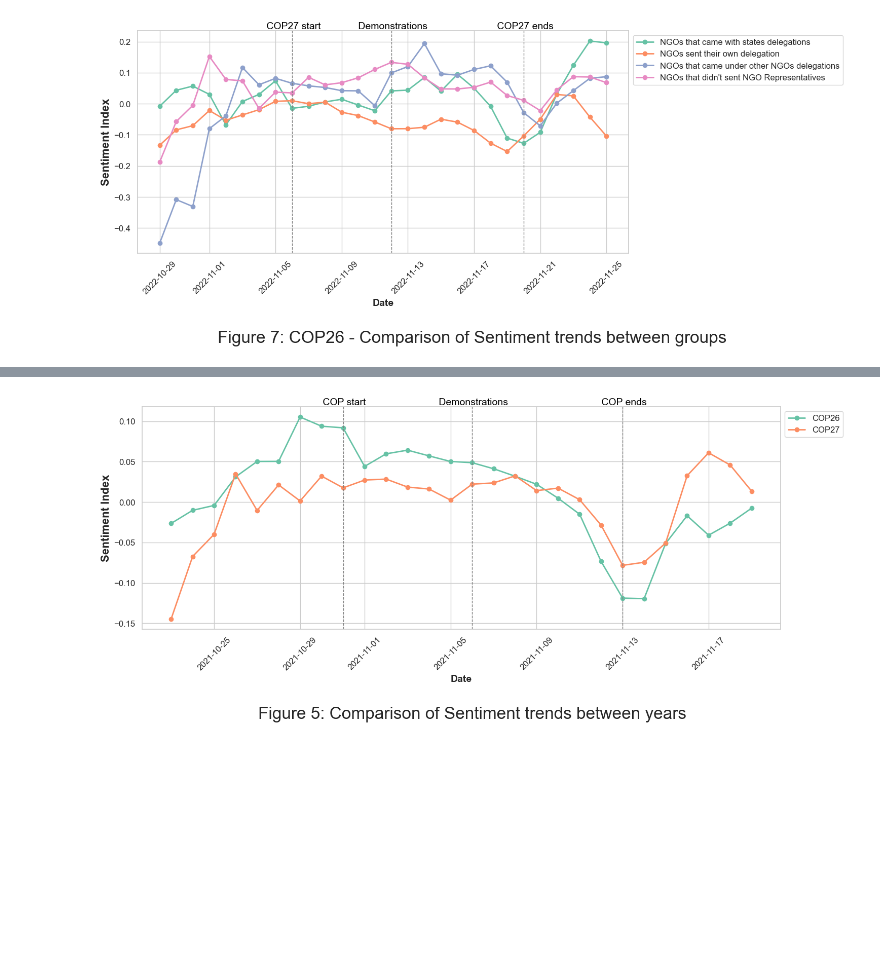
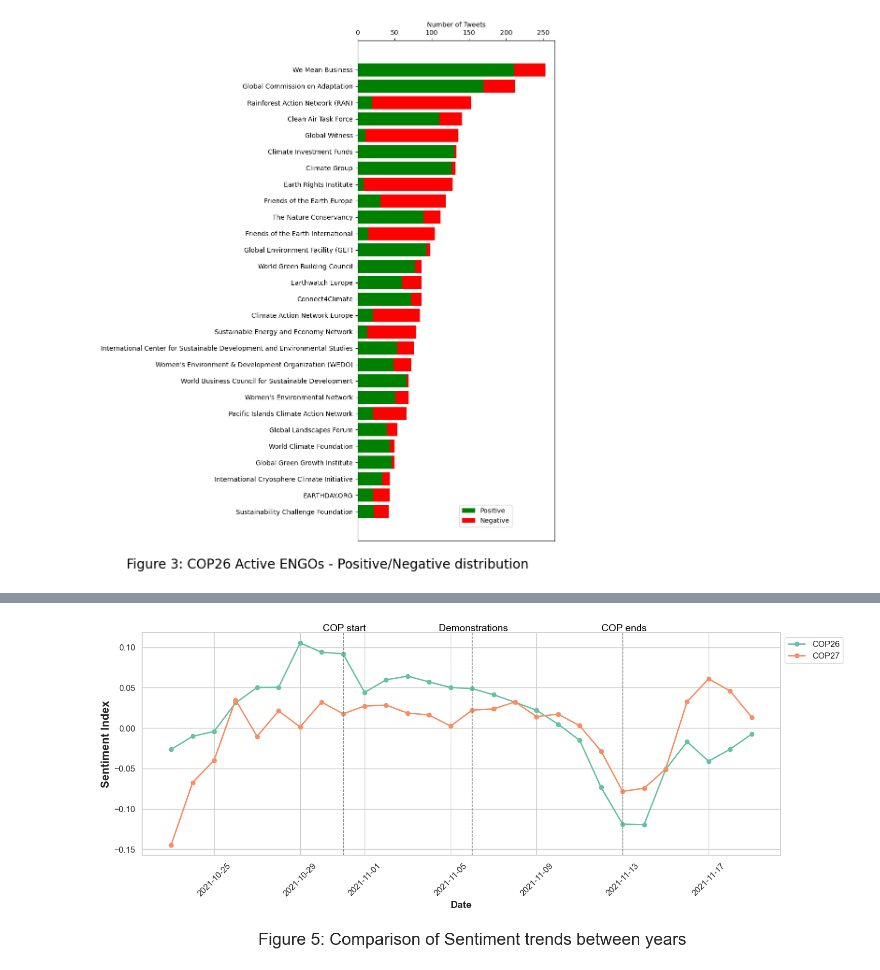
Before and after one commit to tom-baz/ENGO-emotional-framing, a Jupyter notebook: notebooks/tweets_distribution_plots.ipynb, the cells around one changed output, grey strips where cells are left out. Saved outputs shown, nothing was run; the diff lists cells and outputs as text; code cells hidden in the pictures; blank space fills up the shorter version.

```diff
--- a/notebooks/tweets_distribution_plots.ipynb
+++ b/notebooks/tweets_distribution_plots.ipynb
@@ -12,8 +0,0 @@ df_COP27 = pd.read_excel(r"C:\Users\PsyLab-9221\Documents\thesis\ENGO-emotional-
-# %%
-df_COP26_relevance = df_COP26[df_COP26['Relevant'] == 1].copy()
-df_COP27_relevance = df_COP27[df_COP27['Relevant'] == 1].copy()
-# %%
-df_COP26_relevance[['date', 'hour']] = df_COP26_relevance['created_at'].str.split(" ", expand = True)
-df_COP27_relevance[['date', 'hour']] = df_COP27['created_at'].str.split(" ", expand = True)
-df_COP26_relevance['date'] = pd.to_datetime(df_COP26_relevance['date'])
-df_COP27_relevance['date'] = pd.to_datetime(df_COP27_relevance['date'])
@@ -29,9 +0,0 @@ df_COP26_relevance.head()
-# %%
-# adding different sentiment columns for COP26
-df_COP26_relevance['Positive'] = (df_COP26_relevance['label'] == 'positive').astype(int)
-df_COP26_relevance['Negative'] = (df_COP26_relevance['label'] == 'negative').astype(int)
-df_COP26_relevance['Neutral'] = (df_COP26_relevance['label'] == 'neutral').astype(int)
-# adding different sentiment columns for COP27
-df_COP27_relevance['Positive'] = (df_COP27_relevance['label'] == 'positive').astype(int)
-df_COP27_relevance['Negative'] = (df_COP27_relevance['label'] == 'negative').astype(int)
-df_COP27_relevance['Neutral'] = (df_COP27_relevance['label'] == 'neutral').astype(int)
@@ -262,10 +135,0 @@ plot_sentiment_comparison3(data_sets_cop26,
-# %%
-plot_sentiment_comparison3(data_sets_cop27,
-                           title='Figure 7: COP26 - Comparison of Sentiment trends between groups',
-                           sentiment_type="Sentiment Index",
-                           date_column="date",
-                           legend_names=['NGOs that came with states delegations', 'NGOs sent their own delegation', 'NGOs that came under other NGOs delegations', "NGOs that didn't sent NGO Representatives"],
-                           events = events_cop27,
-                           moving_avg_window=3)
-# %% [output]
-[figure, removed]
@@ -271,0 +154,4 @@ plot_sentiment_comparison3(data_sets_cop27,
+# %%
+active_engos(df_COP26_relevance, title='Figure 3: COP26 Active ENGOs - Positive/Negative distribution')
+# %% [output]
+[figure, added]
```
Also changed, not shown: parts of 87 cells of this notebook, 6 other files.
